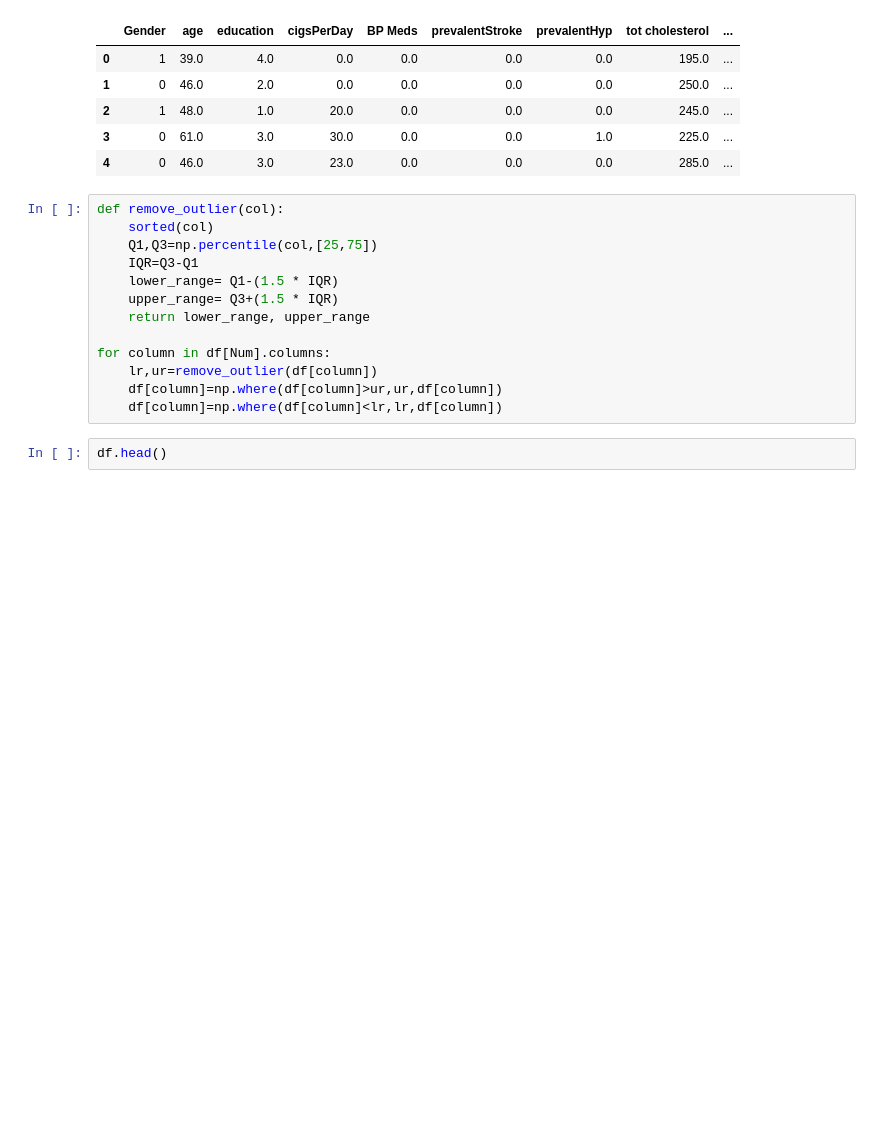
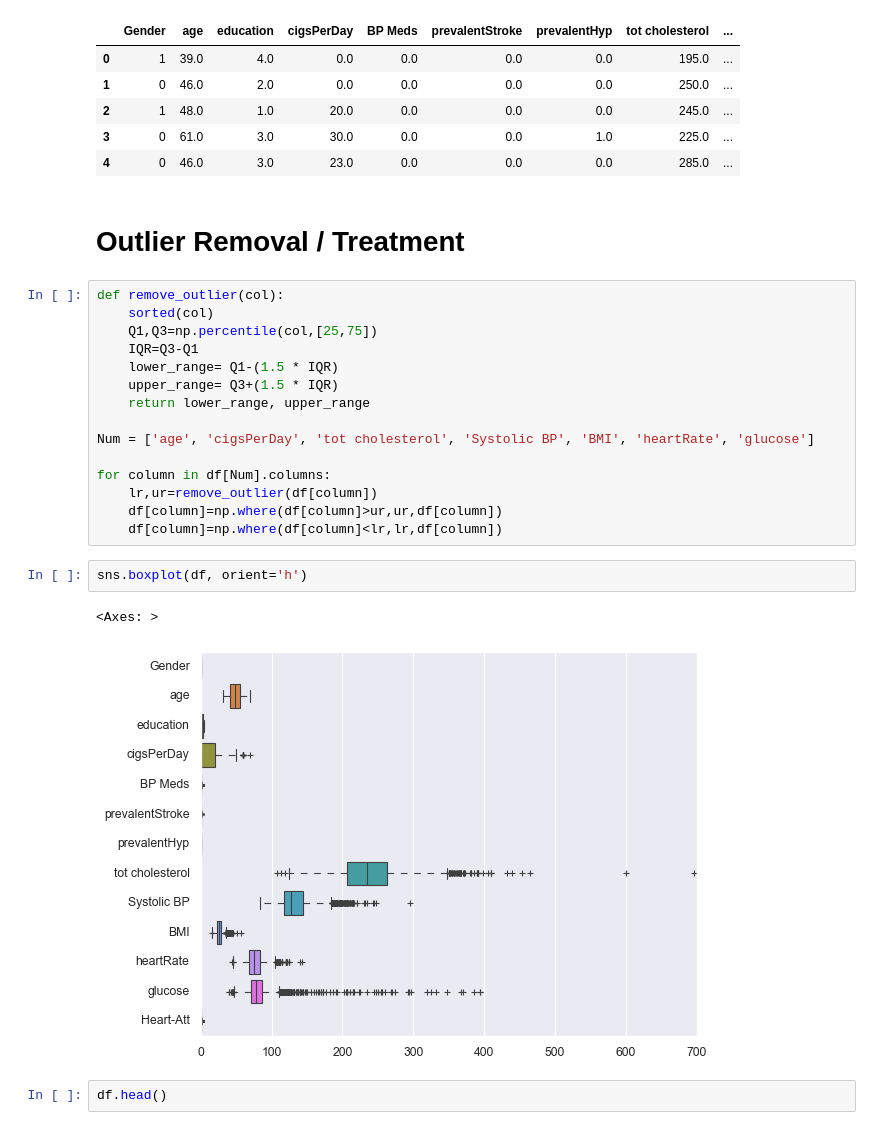
Before and after one commit to HitenDewangan/DataScience-AIML, a Jupyter notebook: Machine Learning/Classification in ML.ipynb, the cells around one changed output. Cells and saved outputs as stored; diff of their text form; blank space fills up the shorter version.

```diff
--- a/Machine Learning/Classification in ML.ipynb
+++ b/Machine Learning/Classification in ML.ipynb
@@ -311,6 +369,8 @@ df.head()
 | 2 | 1 | 48.0 | 1.0 | 20.0 | 0.0 | 0.0 | 0.0 | 245.0 | ... |
 | 3 | 0 | 61.0 | 3.0 | 30.0 | 0.0 | 0.0 | 1.0 | 225.0 | ... |
 | 4 | 0 | 46.0 | 3.0 | 23.0 | 0.0 | 0.0 | 0.0 | 285.0 | ... |
+# %% [markdown]
+# Outlier Removal / Treatment
 # %%
 def remove_outlier(col):
     sorted(col)
@@ -320,10 +380,17 @@ def remove_outlier(col):
     upper_range= Q3+(1.5 * IQR)
     return lower_range, upper_range
 
+Num = ['age', 'cigsPerDay', 'tot cholesterol', 'Systolic BP', 'BMI', 'heartRate', 'glucose']
+
 for column in df[Num].columns:
     lr,ur=remove_outlier(df[column])
     df[column]=np.where(df[column]>ur,ur,df[column])
     df[column]=np.where(df[column]<lr,lr,df[column])
+# %%
+sns.boxplot(df, orient='h')
+# %% [output]
+<Axes: >
+[figure, added]
 # %%
 df.head()
 # %% [output]
```
Also changed, not shown: parts of 35 cells of this notebook.
